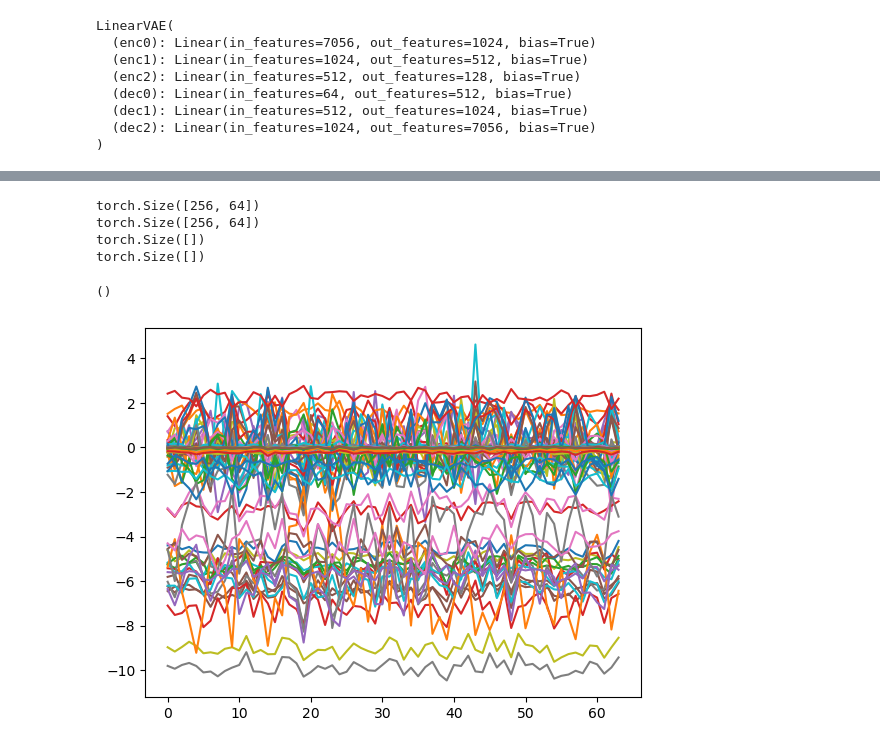
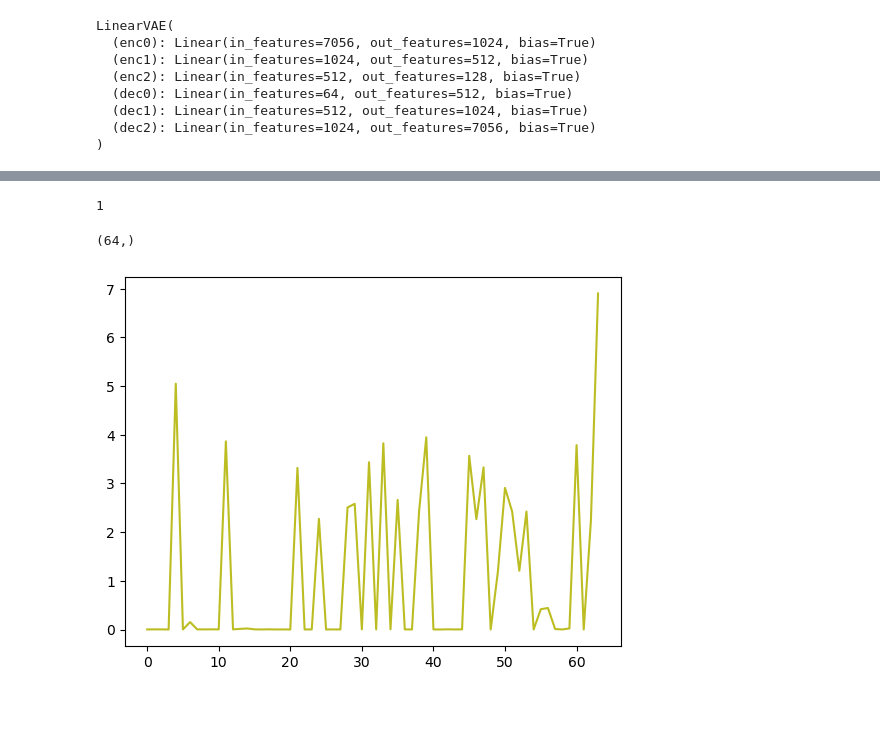
Before and after one commit to ericschreiber/Bachelorarbeit-Disentanglement-in-Reinforcement-Learning, a Jupyter notebook: Latent spaces.ipynb, the cells around one changed output, grey strips where cells are left out. Saved outputs shown, nothing was run; the diff lists cells and outputs as text; code cells hidden in the pictures; blank space fills up the shorter version.

```diff
--- a/Latent spaces.ipynb
+++ b/Latent spaces.ipynb
@@ -96,20 +97,21 @@ def KLdiv(mu, logvar):
     KLD = -0.5 * torch.sum(1 + logvar - mu.pow(2) - logvar.exp())
     print(KLD.size())
     return KLD
+
+def compute_gaussian_kl(z_mean, z_logvar):
+    return np.mean(0.5 * (np.square(z_mean) + np.exp(z_logvar) - z_logvar - 1), axis=0)
 # %%
 x = enco.view(-1, 2, features)
 # get `mu` and `log_var`
 mu = x[:, 0, :] # the first feature values as mean
 log_var = x[:, 1, :]
 
-KLenco = KLdiv(mu, log_var)
-print(KLenco.size())
+KLenco = compute_gaussian_kl(mu.detach().cpu().numpy(), log_var.detach().cpu().numpy())
+#print(KLenco.size())
+print(KLenco.ndim)
 
 #TODO: Wie macht man dimensionwise KL-divergence??
 # %% [output]
-torch.Size([256, 64])
-torch.Size([256, 64])
-torch.Size([])
-torch.Size([])
+1
 # %%
 #enco = enco.detach().cpu().numpy()
@@ -117,10 +119,10 @@ KLencoNP = KLenco.detach().cpu().numpy()
 # %%
-print(KLencoNP.shape)
+print(KLenco.shape)
 # %% [output]
-()
+(64,)
 # %%
-plt.plot(enco)
+plt.plot(KLenco)
 plt.show()
 # %% [output]
-[figure, old version]
+[figure, new version]
 # %%
```
Also changed, not shown: parts of 8 cells of this notebook, 10 other files.
